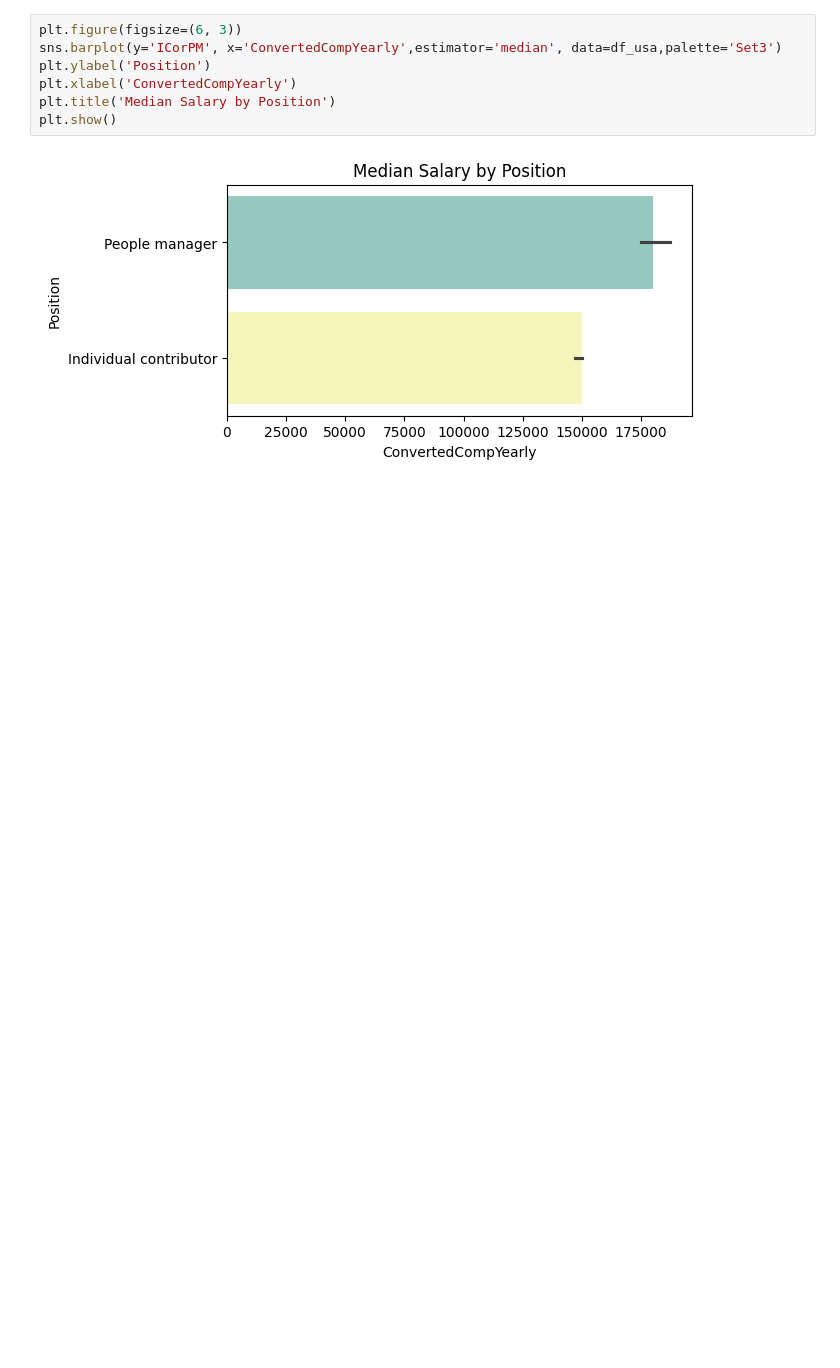
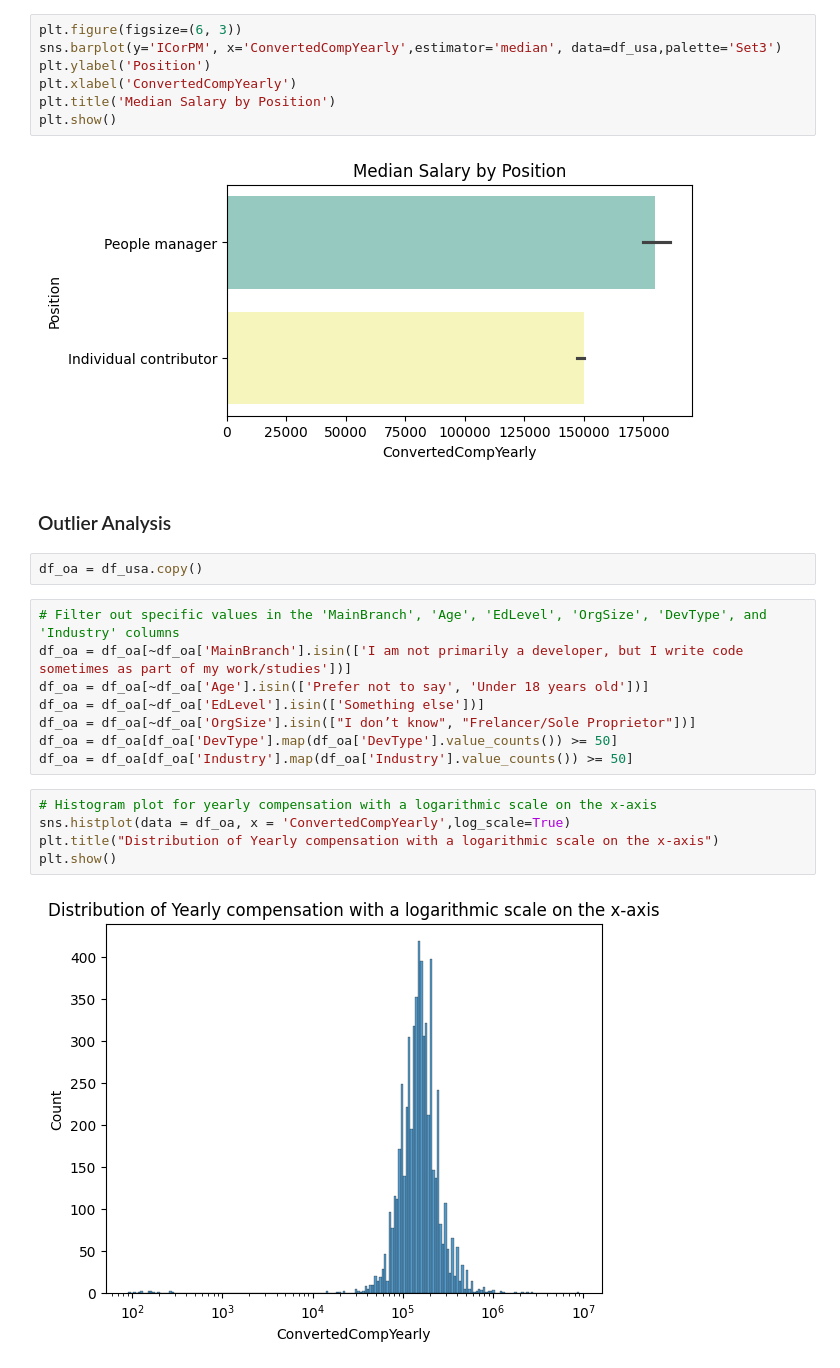
Before and after one commit to mahesh973/DevCompPredictor, a Jupyter notebook: notebooks/Preprocessing USA 2023 Data.ipynb, the cells around one changed output. Saved outputs shown, nothing was run; the diff lists cells and outputs as text; blank space fills up the shorter version.

```diff
--- a/notebooks/Preprocessing USA 2023 Data.ipynb
+++ b/notebooks/Preprocessing USA 2023 Data.ipynb
@@ -234,3 +294,22 @@ plt.title('Median Salary by Position')
 plt.show()
 # %% [output]
 [figure]
+# %% [markdown]
+### Outlier Analysis
+# %%
+df_oa = df_usa.copy()
+# %%
+# Filter out specific values in the 'MainBranch', 'Age', 'EdLevel', 'OrgSize', 'DevType', and 'Industry' columns
+df_oa = df_oa[~df_oa['MainBranch'].isin(['I am not primarily a developer, but I write code sometimes as part of my work/studies'])]
+df_oa = df_oa[~df_oa['Age'].isin(['Prefer not to say', 'Under 18 years old'])]
+df_oa = df_oa[~df_oa['EdLevel'].isin(['Something else'])]
+df_oa = df_oa[~df_oa['OrgSize'].isin(["I don’t know", "Frelancer/Sole Proprietor"])]
+df_oa = df_oa[df_oa['DevType'].map(df_oa['DevType'].value_counts()) >= 50]
+df_oa = df_oa[df_oa['Industry'].map(df_oa['Industry'].value_counts()) >= 50]
+# %%
+# Histogram plot for yearly compensation with a logarithmic scale on the x-axis
+sns.histplot(data = df_oa, x = 'ConvertedCompYearly',log_scale=True)
+plt.title("Distribution of Yearly compensation with a logarithmic scale on the x-axis")
+plt.show()
+# %% [output]
+[figure, added]
```
Also changed, not shown: parts of 18 cells of this notebook.
